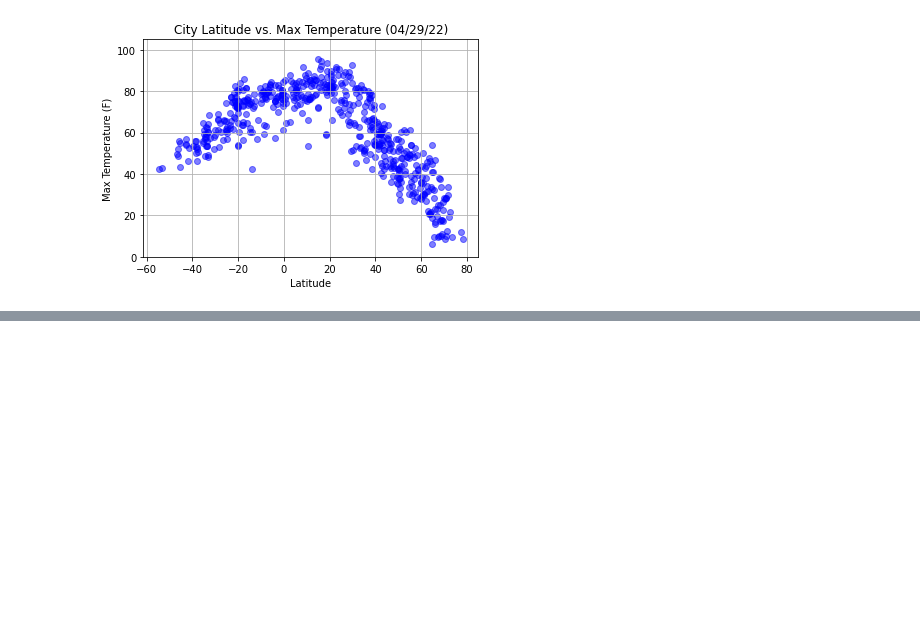
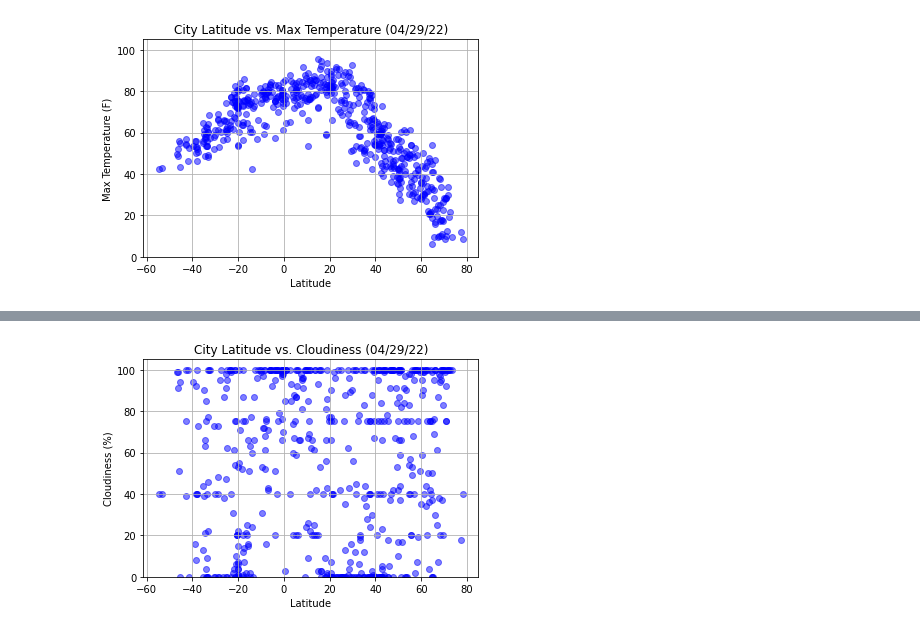
Before and after one commit to vasantap/python-api-challenge, a Jupyter notebook: WeatherPy/WeatherPy.ipynb, the cells around one changed output, grey strips where cells are left out. Saved outputs shown, nothing was run; the diff lists cells and outputs as text; code cells hidden in the pictures; blank space fills up the shorter version.

```diff
--- a/WeatherPy/WeatherPy.ipynb
+++ b/WeatherPy/WeatherPy.ipynb
@@ -242,0 +249,12 @@ plt.show()
+# %%
+# Latitude vs. Cloudiness Plot
+curr_date = time.strftime("%m/%d/%y")
+plt.scatter(clean_city_data['Lat'], clean_city_data['Cloudiness'], color = 'blue', marker='o',alpha=0.5)
+plt.xlabel('Latitude')
+plt.ylabel('Cloudiness (%)')
+plt.title(f"City Latitude vs. Cloudiness ({curr_date})")
+plt.ylim(0,105)
+plt.grid()
+plt.show()
+# %% [output]
+[figure, added]
```
Also changed, not shown: parts of 5 cells of this notebook.
